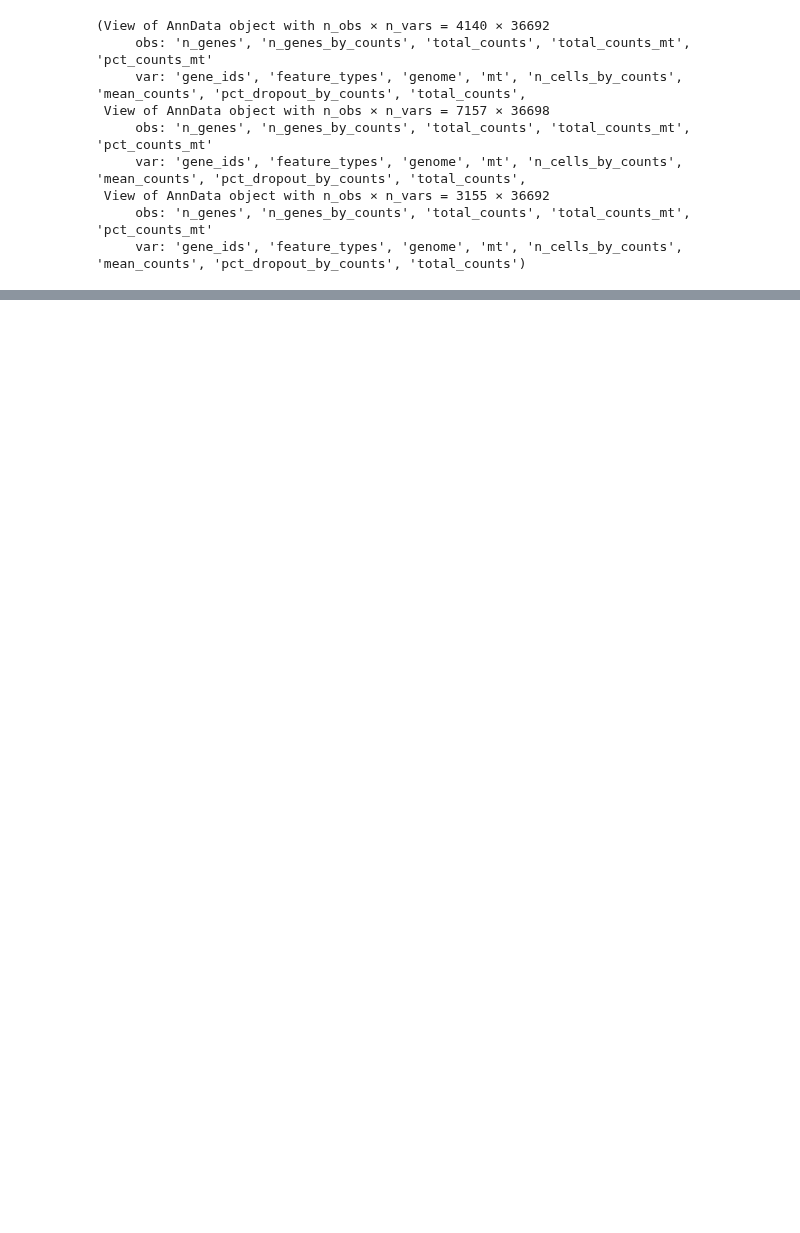
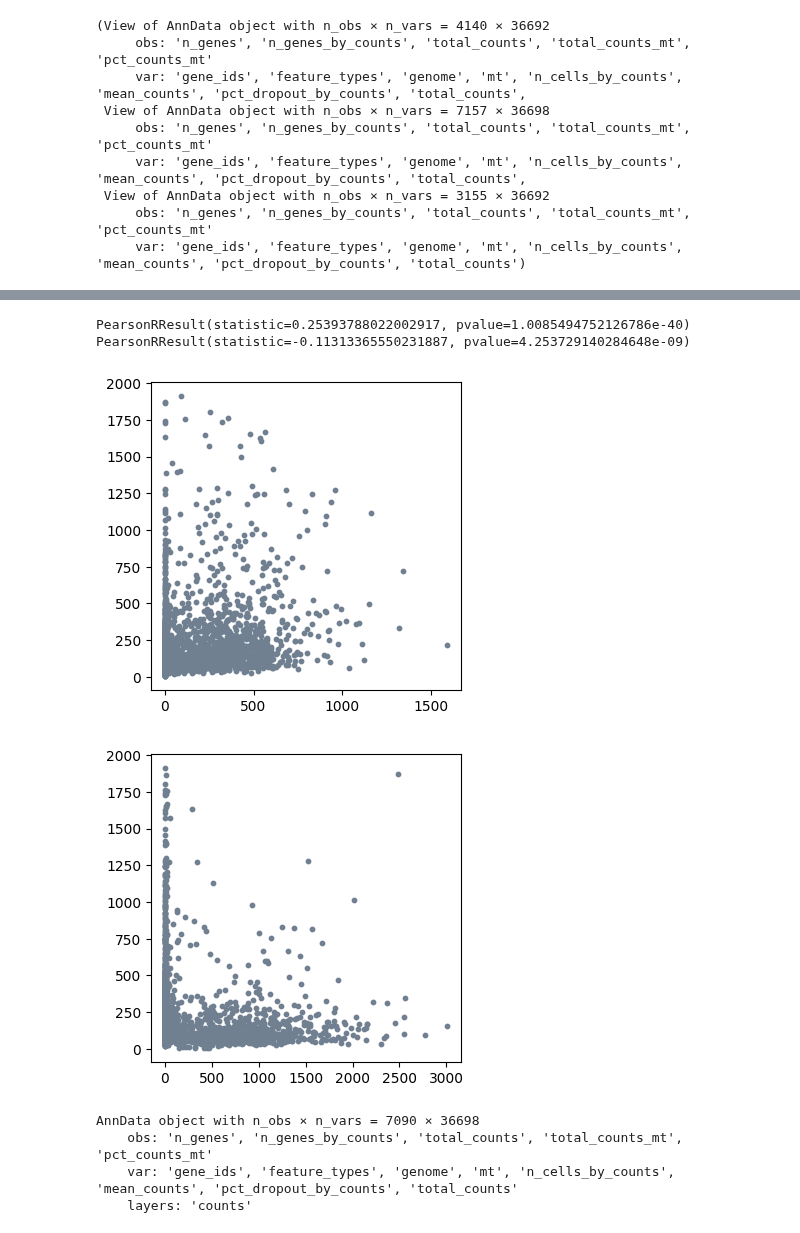
Before and after one commit to pablodig/secRecon-Secretory-Pathway-Reconstruction, a Jupyter notebook: 01 Preprocess Data.ipynb, the cells around one changed output, grey strips where cells are left out. Drawn from its saved outputs; the diff is of its cells as text; code cells hidden in the pictures; blank space fills up the shorter version.

```diff
--- a/01 Preprocess Data.ipynb
+++ b/01 Preprocess Data.ipynb
@@ -169,3 +171,31 @@ rna=rna[~((rna.obs_vector('IGLC1') > l1) & (rna.obs_vector('IGLC3') > l3))]
 
 # #IGLC2 and IGLC3 has linear plot likely conserve region
 rna.write('exp106.h5')
+# %%
+x='IGHG1'
+y='IgG_ADT'
+fig=plt.figure(figsize=(4,4))
+plt.scatter(rna.obs_vector(x),rna.obs_vector(y),label="IG",color='slategrey',s=10)
+# plt.axvline(x=6.5,linewidth=1, c='k')
+# plt.axhline(y=6,linewidth=1, c='k')
+print (pearsonr(rna.obs_vector(x),rna.obs_vector(y)))
+x='IGHM'
+y='IgG_ADT'
+fig=plt.figure(figsize=(4,4))
+plt.scatter(rna.obs_vector(x),rna.obs_vector(y),label="IG",color='slategrey',s=10)
+# plt.axvline(x=6.5,linewidth=1, c='k')
+# plt.axhline(y=6,linewidth=1, c='k')
+print(pearsonr(rna.obs_vector(x),rna.obs_vector(y)))
+# %% [output]
+PearsonRResult(statistic=0.25393788022002917, pvalue=1.0085494752126786e-40)
+PearsonRResult(statistic=-0.11313365550231887, pvalue=4.253729140284648e-09)
+[figure, added]
+[figure, added]
+# %%
+rna=exp105_
+rna
+# %% [output]
+AnnData object with n_obs × n_vars = 7090 × 36698
+    obs: 'n_genes', 'n_genes_by_counts', 'total_counts', 'total_counts_mt', 'pct_counts_mt'
+    var: 'gene_ids', 'feature_types', 'genome', 'mt', 'n_cells_by_counts', 'mean_counts', 'pct_dropout_by_counts', 'total_counts'
+    layers: 'counts'
```
Also changed, not shown: parts of 11 cells of this notebook, 11 other files.
